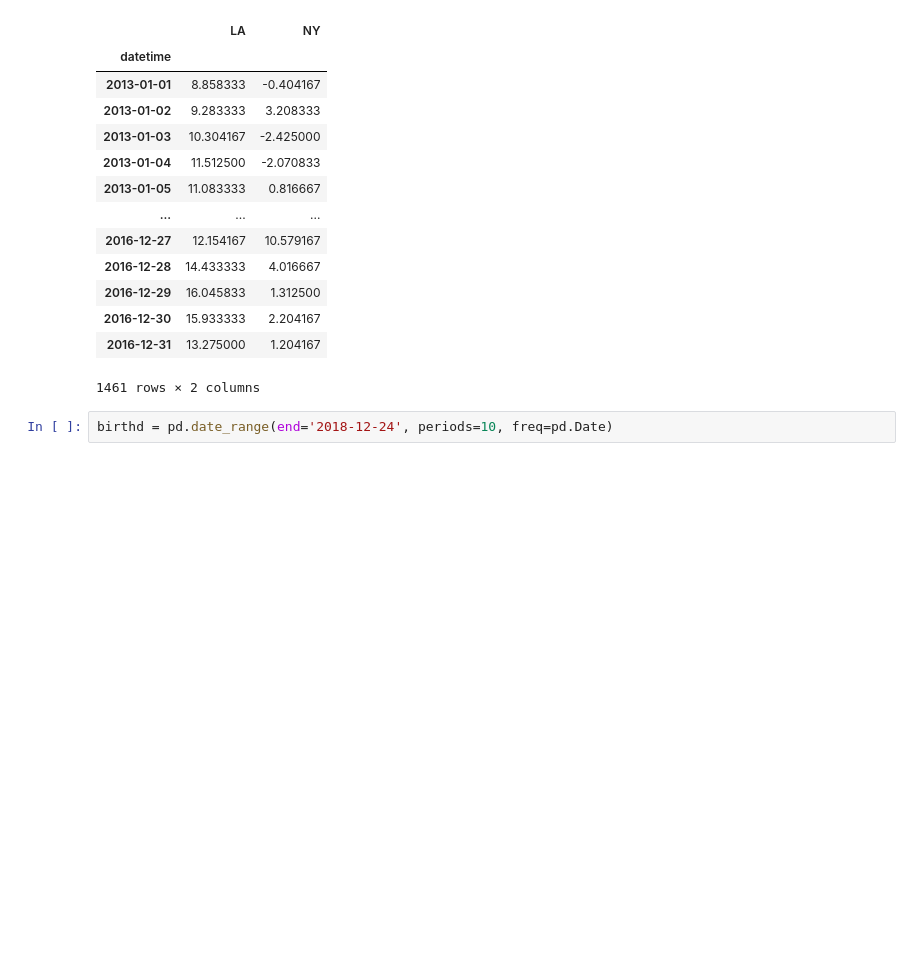
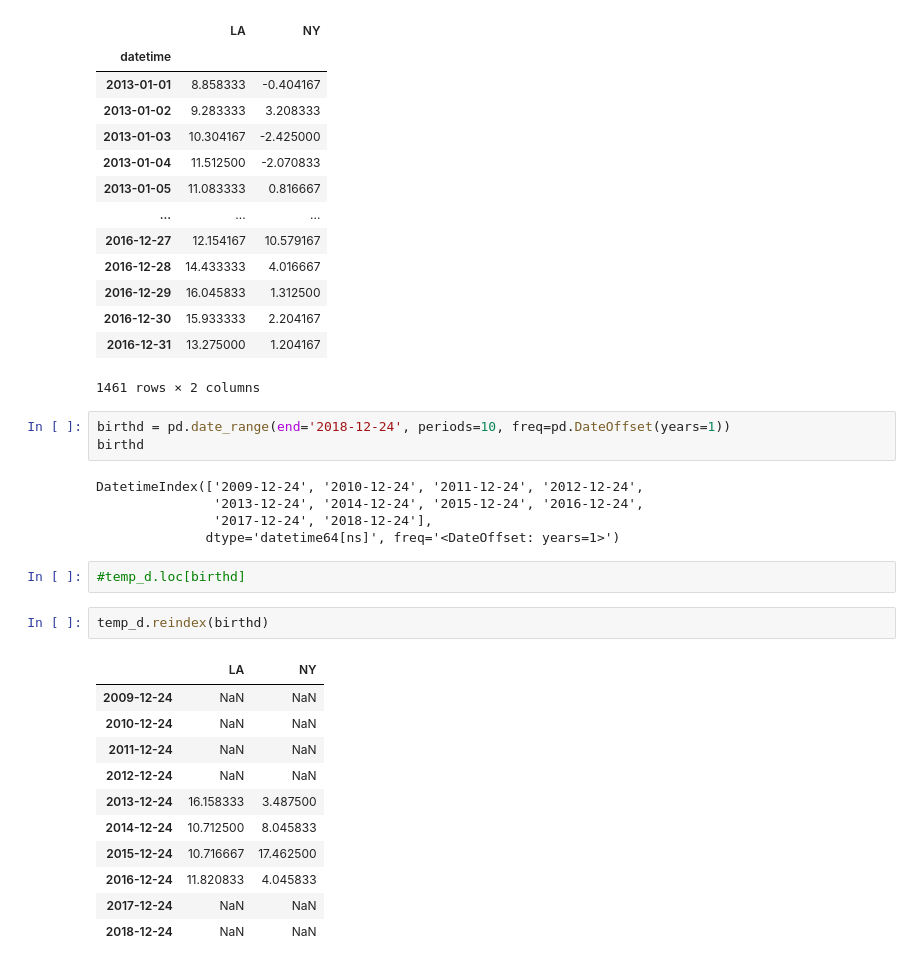
Before and after one commit to Alkahwaji/Pandas, a Jupyter notebook: Pandas17_Times_Series_Basics.ipynb, the cells around one changed output. Drawn from its saved outputs; the diff is of its cells as text; blank space fills up the shorter version.

```diff
--- a/Pandas17_Times_Series_Basics.ipynb
+++ b/Pandas17_Times_Series_Basics.ipynb
@@ -1065,4 +1065,26 @@ temp_d
 | 2016-12-31 | 13.275000 | 1.204167 |
 1461 rows × 2 columns
 # %%
-birthd = pd.date_range(end='2018-12-24', periods=10, freq=pd.Date)
+birthd = pd.date_range(end='2018-12-24', periods=10, freq=pd.DateOffset(years=1))
+birthd
+# %% [output]
+DatetimeIndex(['2009-12-24', '2010-12-24', '2011-12-24', '2012-12-24',
+               '2013-12-24', '2014-12-24', '2015-12-24', '2016-12-24',
+               '2017-12-24', '2018-12-24'],
+              dtype='datetime64[ns]', freq='<DateOffset: years=1>')
+# %%
+#temp_d.loc[birthd]
+# %%
+temp_d.reindex(birthd)
+# %% [output]
+|  | LA | NY |
+| 2009-12-24 | NaN | NaN |
+| 2010-12-24 | NaN | NaN |
+| 2011-12-24 | NaN | NaN |
+| 2012-12-24 | NaN | NaN |
+| 2013-12-24 | 16.158333 | 3.487500 |
+| 2014-12-24 | 10.712500 | 8.045833 |
+| 2015-12-24 | 10.716667 | 17.462500 |
+| 2016-12-24 | 11.820833 | 4.045833 |
+| 2017-12-24 | NaN | NaN |
+| 2018-12-24 | NaN | NaN |
```
Also changed, not shown: parts of 2 cells of this notebook, 9 other files.
